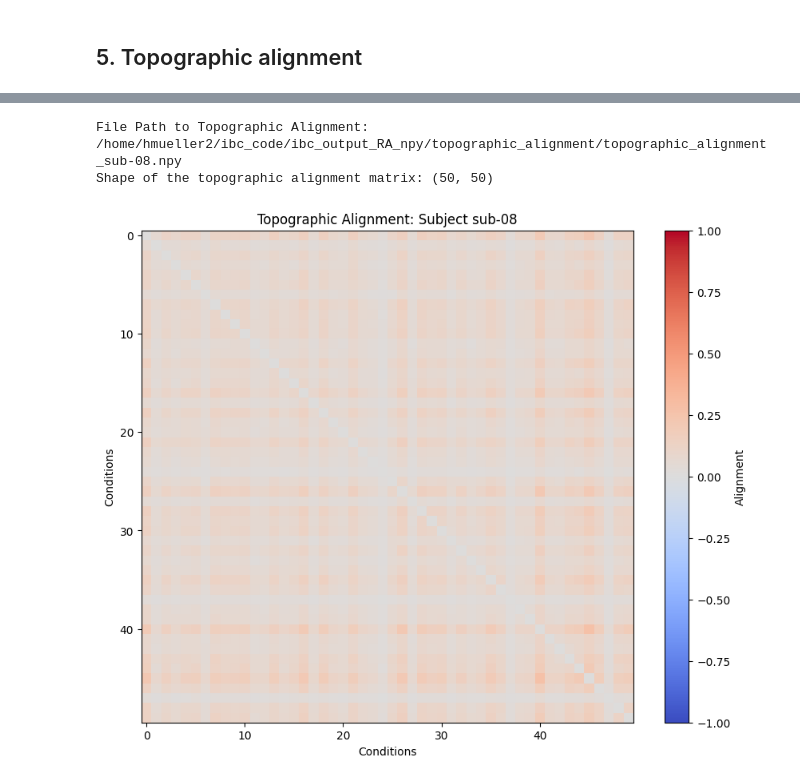
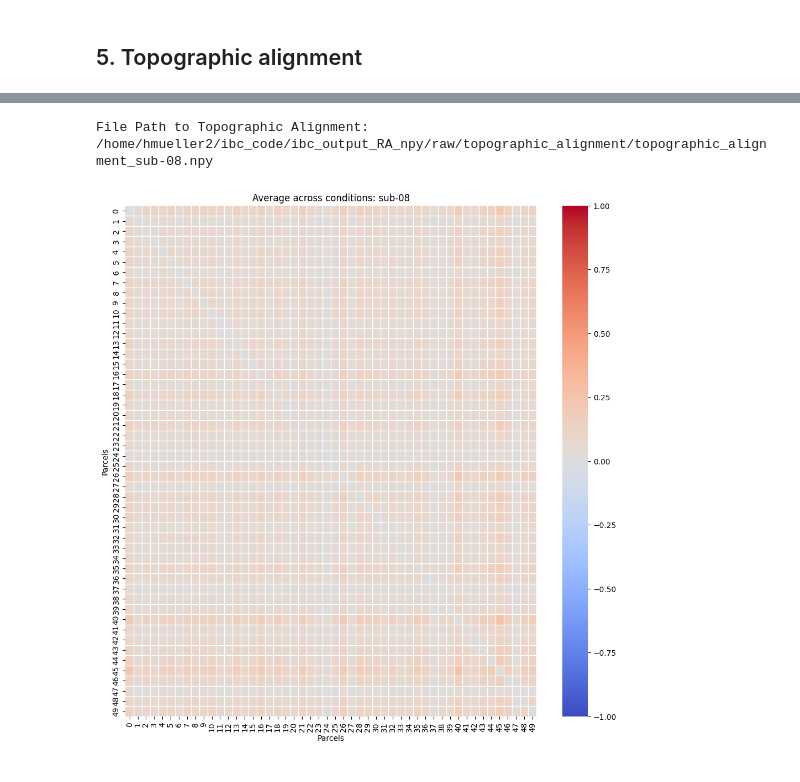
Before and after one commit to Cognitive-Neuroscience-Neurotechnology/ibc_latent, a Jupyter notebook: RSA/RSM_Visualization.ipynb, the cells around one changed output, grey strips where cells are left out. Cells and saved outputs as stored; diff of their text form; code cells hidden in the pictures.

```diff
--- a/RSA/RSM_Visualization.ipynb
+++ b/RSA/RSM_Visualization.ipynb
@@ -217,37 +218,39 @@ FileNotFoundError: [Errno 2] No such file or directory: '/home/hmueller2/ibc_cod
 # %%
-import os
-import numpy as np
-import matplotlib.pyplot as plt
-
-# Define the subject and base directory
-subject = 'sub-08'  # Replace with the actual subject ID
-base_dir = '/home/hmueller2/ibc_code/ibc_output_RA_npy'
-
 # Define the path to the topographic alignment file for the subject
-topographic_alignment_path = os.path.join(base_dir, 'topographic_alignment', f'topographic_alignment_{subject}.npy')
+topographic_alignment_path = os.path.join(base_dir, 'ibc_output_RA_npy', 'raw', 'topographic_alignment', f'topographic_alignment_{subject}.npy')
 
 # Print the file path
 print(f"File Path to Topographic Alignment: {topographic_alignment_path}")
 
-# Check if the file exists
-if not os.path.exists(topographic_alignment_path):
-    raise FileNotFoundError(f"{topographic_alignment_path} not found. Please check the file name and path.")
-
 # Load the topographic alignment data
 topographic_alignment_data = np.load(topographic_alignment_path)
 
-# Print the shape of the matrix
-print(f"Shape of the topographic alignment matrix: {topographic_alignment_data.shape}")
+# Define the number of parcels and conditions
+n_parcels = 50  # Adjusted based on the provided information
+n_conditions = 48  # Adjusted based on the provided information
 
-# Plot the topographic alignment data
-plt.figure(figsize=(10, 8))
-plt.imshow(topographic_alignment_data, cmap='coolwarm', vmin=-1, vmax=1)
-plt.colorbar(label='Alignment')
-plt.title(f'Topographic Alignment: Subject {subject}')
-plt.xlabel('Conditions')
-plt.ylabel('Conditions')
+# Reshape the topographic alignment data to separate parcels
+reshaped_data = topographic_alignment_data.reshape(n_parcels, n_conditions, n_parcels, n_conditions)
+
+# Average the data across conditions within each parcel
+averaged_data = reshaped_data.mean(axis=(1, 3))
+
+# Plot the averaged topographic alignment data
+plt.figure(figsize=(12, 12))
+sns.heatmap(averaged_data, cmap='coolwarm', cbar=True, vmin=-1, vmax=1)
+
+# Add lines to separate parcels
+for i in range(1, n_parcels):
+    plt.axhline(i, color='white', linewidth=1)
+    plt.axvline(i, color='white', linewidth=1)
+
+# Add title and labels
+plt.title(f'Average across conditions: {subject}')
+plt.xlabel('Parcels')
+plt.ylabel('Parcels')
+
+# Show the plot
 plt.show()
 # %% [output]
-File Path to Topographic Alignment: /home/hmueller2/ibc_code/ibc_output_RA_npy/topographic_alignment/topographic_alignment_sub-08.npy
-Shape of the topographic alignment matrix: (50, 50)
+File Path to Topographic Alignment: /home/hmueller2/ibc_code/ibc_output_RA_npy/raw/topographic_alignment/topographic_alignment_sub-08.npy
-[figure, old version]
+[figure, new version]
```
Also changed, not shown: parts of 5 cells of this notebook, 5 other files.
